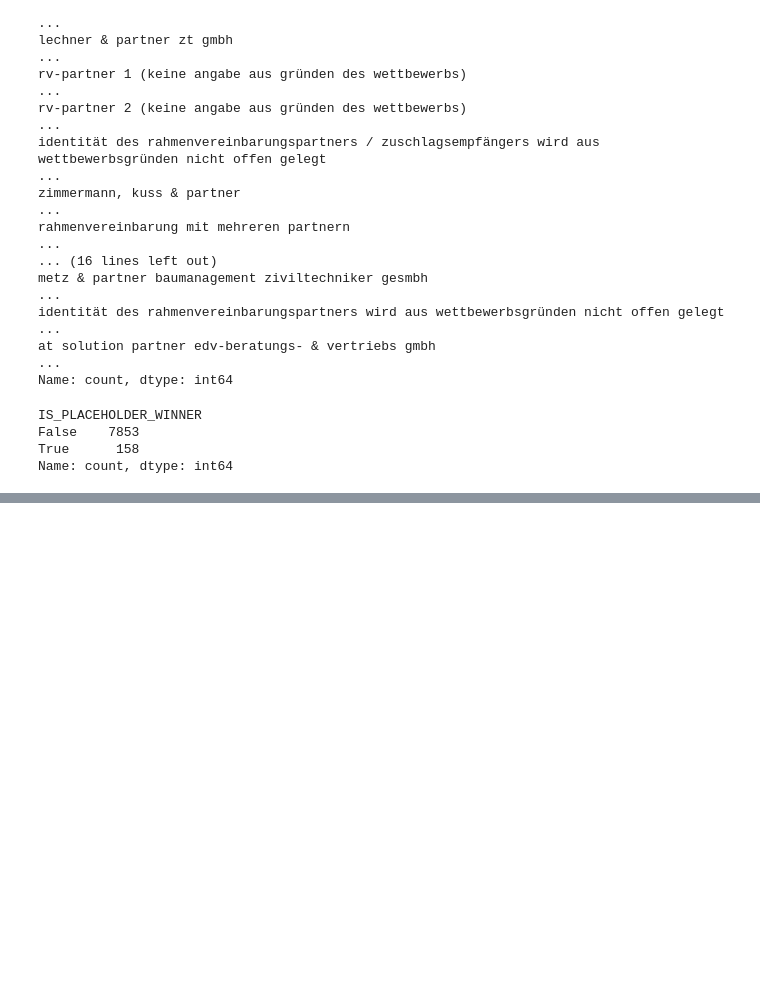
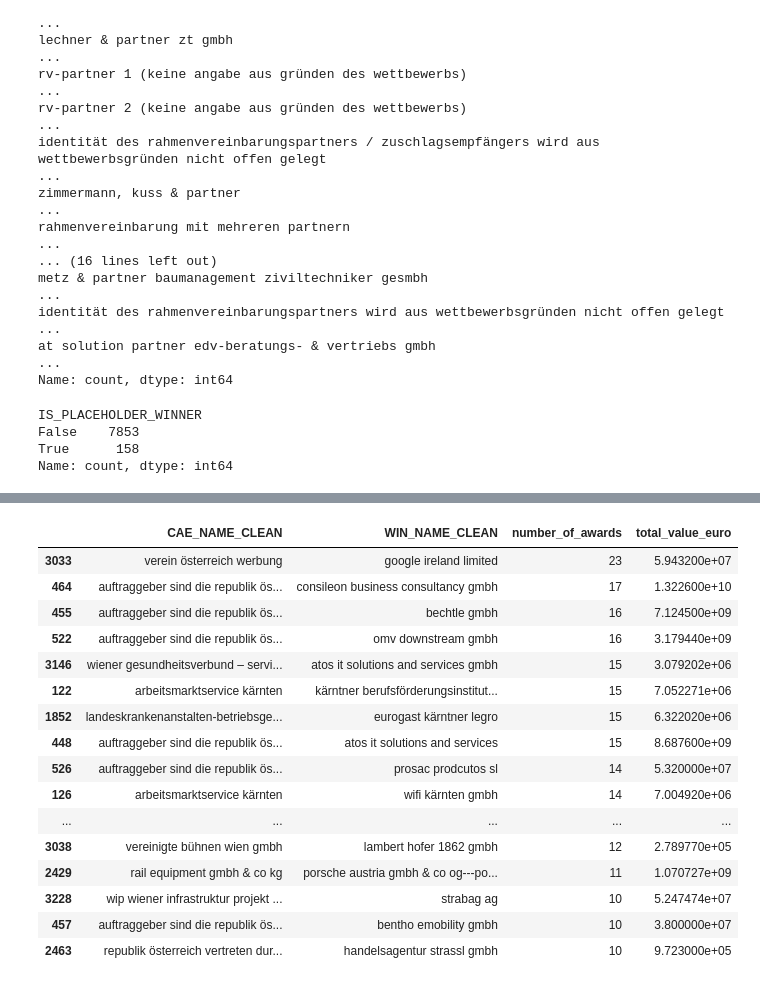
Before and after one commit to ephmpofu-lab/public-procurement-network-analysis, a Jupyter notebook: Notebooks/01_explore_data.ipynb, the cells around one changed output, grey strips where cells are left out. Drawn from its saved outputs; the diff is of its cells as text; code cells hidden in the pictures; blank space fills up the shorter version.

```diff
--- a/Notebooks/01_explore_data.ipynb
+++ b/Notebooks/01_explore_data.ipynb
@@ -344,0 +431,14 @@ Name: count, dtype: int64
+# %%
+# Create unique node IDs so authorities and companies remain separate network node types
+
+edges_df["authority_node"] = "AUTH::" + edges_df["CAE_NAME_CLEAN"]
+edges_df["company_node"] = "COMP::" + edges_df["WIN_NAME_CLEAN"]
+
+edges_df[
+    [
+        "authority_node",
+        "company_node",
+        "number_of_awards",
+        "total_value_euro"
+    ]
+].head(10)
@@ -344,0 +637,34 @@ Name: count, dtype: int64
+# %%
+# Identify authority-company relationships with the highest number of awards
+
+top_repeat_relationships = edges_df.sort_values(
+    by="number_of_awards",
+    ascending=False
+)[
+    [
+        "CAE_NAME_CLEAN",
+        "WIN_NAME_CLEAN",
+        "number_of_awards",
+        "total_value_euro"
+    ]
+].head(20)
+
+top_repeat_relationships
+# %% [output]
+|  | CAE_NAME_CLEAN | WIN_NAME_CLEAN | number_of_awards | total_value_euro |
+| 3033 | verein österreich werbung | google ireland limited | 23 | 5.943200e+07 |
+| 464 | auftraggeber sind die republik ös... | consileon business consultancy gmbh | 17 | 1.322600e+10 |
+| 455 | auftraggeber sind die republik ös... | bechtle gmbh | 16 | 7.124500e+09 |
+| 522 | auftraggeber sind die republik ös... | omv downstream gmbh | 16 | 3.179440e+09 |
+| 3146 | wiener gesundheitsverbund – servi... | atos it solutions and services gmbh | 15 | 3.079202e+06 |
+| 122 | arbeitsmarktservice kärnten | kärntner berufsförderungsinstitut... | 15 | 7.052271e+06 |
+| 1852 | landeskrankenanstalten-betriebsge... | eurogast kärntner legro | 15 | 6.322020e+06 |
+| 448 | auftraggeber sind die republik ös... | atos it solutions and services | 15 | 8.687600e+09 |
+| 526 | auftraggeber sind die republik ös... | prosac prodcutos sl | 14 | 5.320000e+07 |
+| 126 | arbeitsmarktservice kärnten | wifi kärnten gmbh | 14 | 7.004920e+06 |
+| ... | ... | ... | ... | ... |
+| 3038 | vereinigte bühnen wien gmbh | lambert hofer 1862 gmbh | 12 | 2.789770e+05 |
+| 2429 | rail equipment gmbh & co kg | porsche austria gmbh & co og---po... | 11 | 1.070727e+09 |
+| 3228 | wip wiener infrastruktur projekt ... | strabag ag | 10 | 5.247474e+07 |
+| 457 | auftraggeber sind die republik ös... | bentho emobility gmbh | 10 | 3.800000e+07 |
+| 2463 | republik österreich vertreten dur... | handelsagentur strassl gmbh | 10 | 9.723000e+05 |
```
Also changed, not shown: parts of 21 cells of this notebook, 8 other files.
